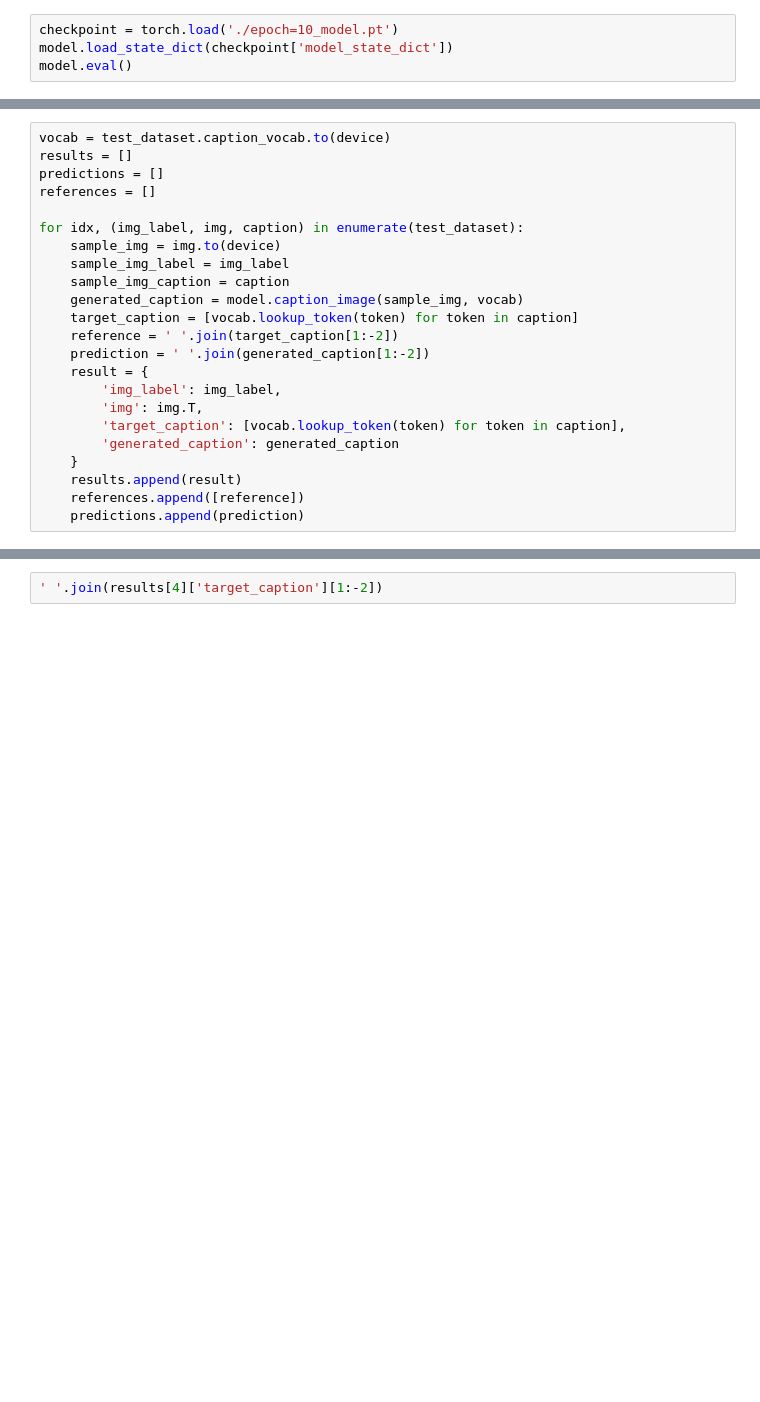
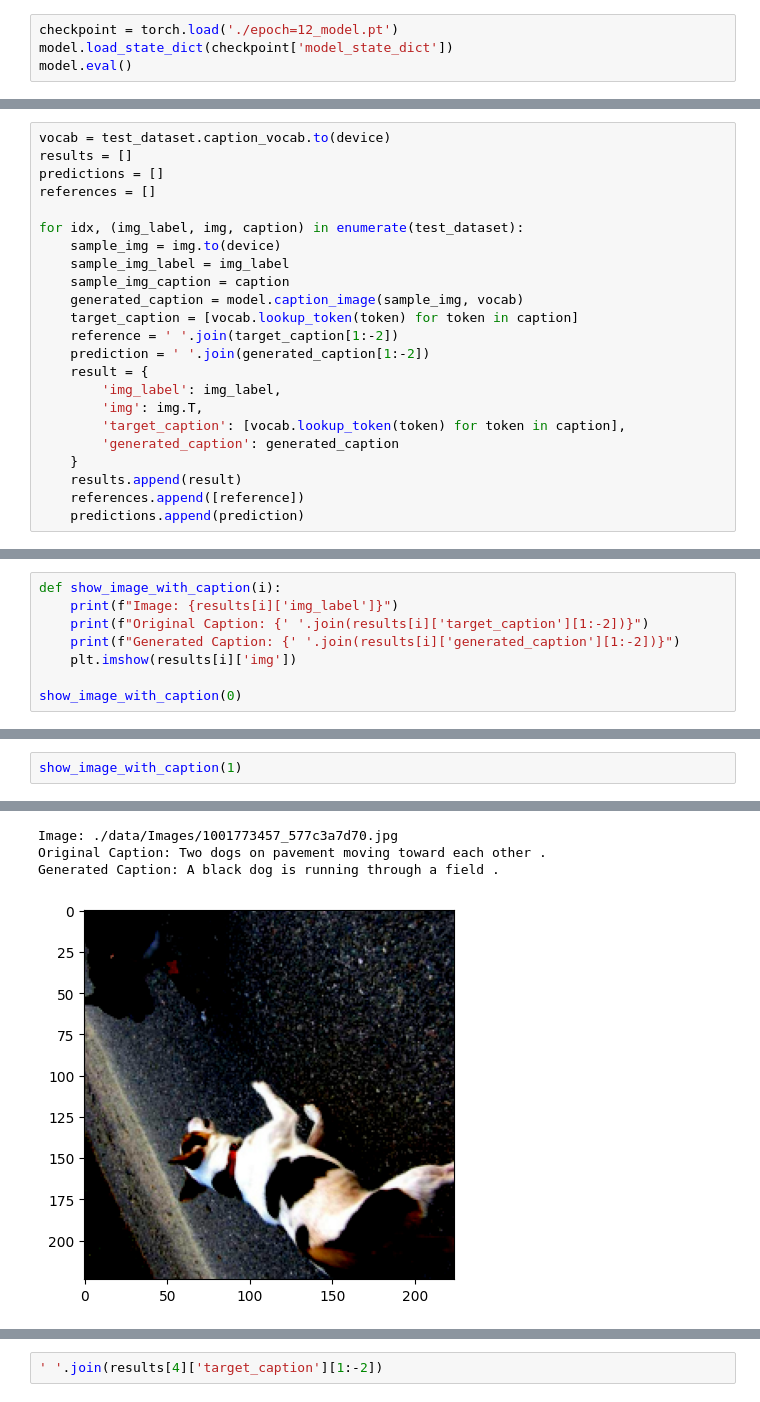
Before and after one commit to tkobil/image-captioning-using-encoder-decoder-models, a Jupyter notebook: eval.ipynb, the cells around one changed output, grey strips where cells are left out. Cells and saved outputs as stored; diff of their text form; blank space fills up the shorter version.

Commit message:
Added additional visualizations

```diff
--- a/eval.ipynb
+++ b/eval.ipynb
@@ -57,7 +52,7 @@ test_dataset = TestDataset(CAPTIONS_PATH, IMAGES_PATH, transform=transforms.Comp
 # %%
 model = CNNtoRNN(embed_size=256, hidden_size=256, vocab_size=len(test_dataset.caption_vocab), num_layers=3).to(device)
 # %%
-checkpoint = torch.load('./epoch=10_model.pt')
+checkpoint = torch.load('./epoch=12_model.pt')
 model.load_state_dict(checkpoint['model_state_dict'])
 model.eval()
 # %% [output]
@@ -122,0 +107,8 @@ Clipping input data to the valid range for imshow with RGB data ([0..1] for floa
+# %%
+def show_image_with_caption(i):
+    print(f"Image: {results[i]['img_label']}")
+    print(f"Original Caption: {' '.join(results[i]['target_caption'][1:-2])}")
+    print(f"Generated Caption: {' '.join(results[i]['generated_caption'][1:-2])}")
+    plt.imshow(results[i]['img'])
+
+show_image_with_caption(0)
@@ -122,0 +121,3 @@ Clipping input data to the valid range for imshow with RGB data ([0..1] for floa
+# %%
+show_image_with_caption(1)
+# %% [output]
@@ -122,0 +125,4 @@ Clipping input data to the valid range for imshow with RGB data ([0..1] for floa
+Image: ./data/Images/1001773457_577c3a7d70.jpg
+Original Caption: Two dogs on pavement moving toward each other .
+Generated Caption: A black dog is running through a field .
+[figure, added]
```
Also changed, not shown: parts of 16 cells of this notebook.
